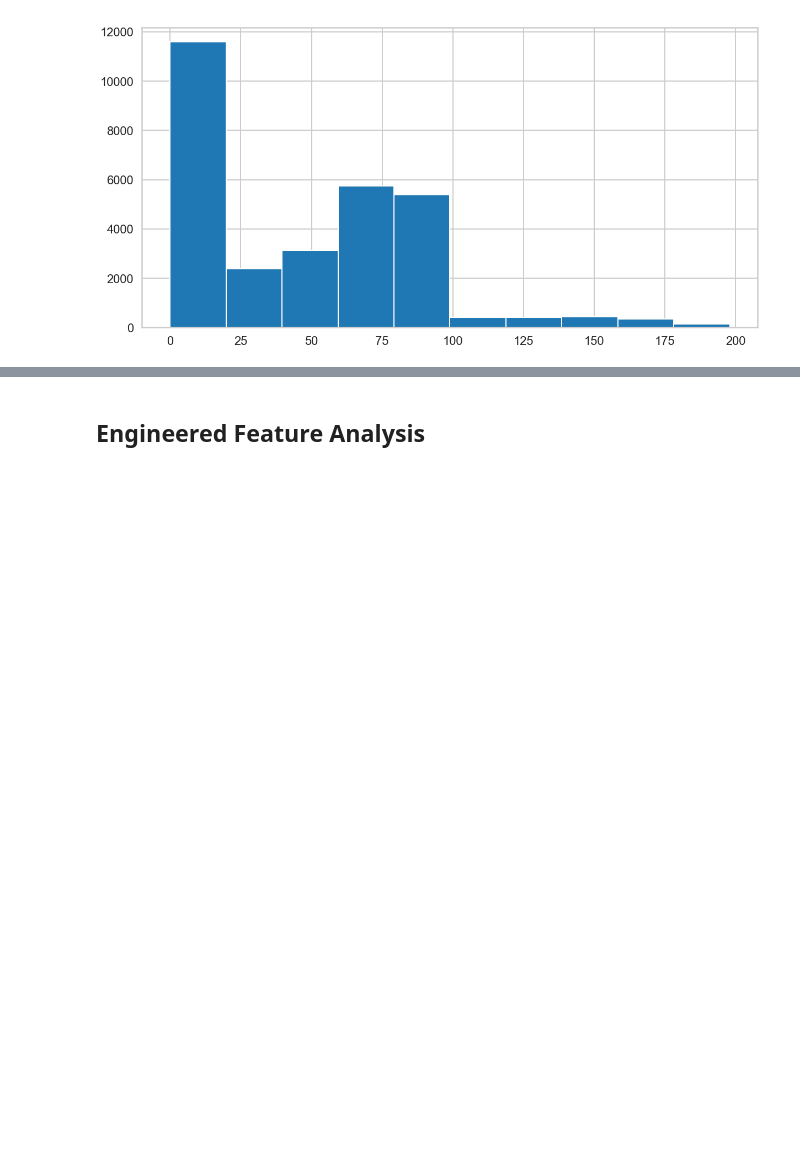
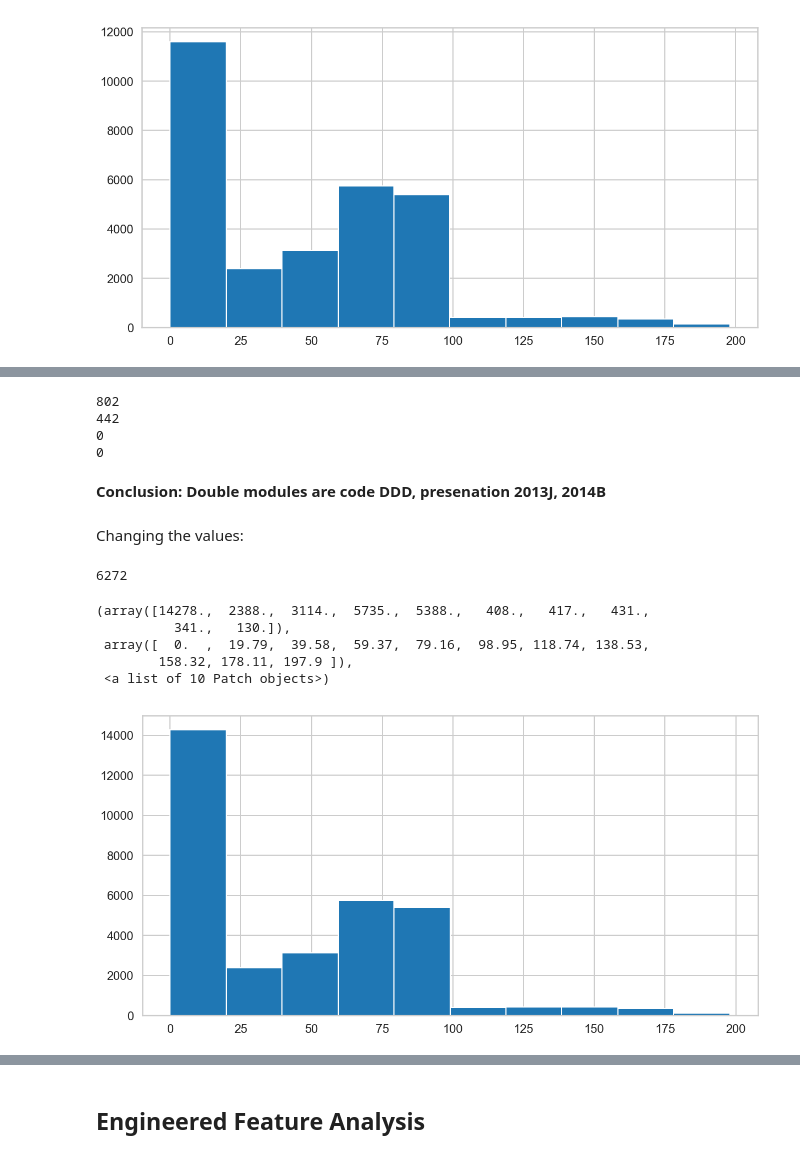
Before and after one commit to jeremymiller00/Predicting-Success-in-Online-Education, a Jupyter notebook: notebooks/features_eda.ipynb, the cells around one changed output, grey strips where cells are left out. Drawn from its saved outputs; the diff is of its cells as text; code cells hidden in the pictures; blank space fills up the shorter version.

```diff
--- a/notebooks/features_eda.ipynb
+++ b/notebooks/features_eda.ipynb
@@ -67,2 +73,2 @@ plt.show()
 # %%
-df['score_above_100'] = df['estimated_final_score'] > 100
+df[df['estimated_final_score'] > 100].shape
@@ -68,0 +86,12 @@ df['score_above_100'] = df['estimated_final_score'] > 100
+# %%
+for col in subdf.columns:
+    print(sum(subdf[col]))
+# %% [output]
+802
+442
+0
+0
+# %% [markdown]
+**Conclusion: Double modules are code DDD, presenation 2013J, 2014B**
+# %% [markdown]
+Changing the values:
@@ -68,0 +104,13 @@ df['score_above_100'] = df['estimated_final_score'] > 100
+# %%
+len(index_list)
+# %% [output]
+6272
+# %%
+plt.hist(df['estimated_final_score'])
+# %% [output]
+(array([14278.,  2388.,  3114.,  5735.,  5388.,   408.,   417.,   431.,
+          341.,   130.]),
+ array([  0.  ,  19.79,  39.58,  59.37,  79.16,  98.95, 118.74, 138.53,
+        158.32, 178.11, 197.9 ]),
+ <a list of 10 Patch objects>)
+[figure, added]
```
Also changed, not shown: parts of 15 cells of this notebook, 1 other file.
